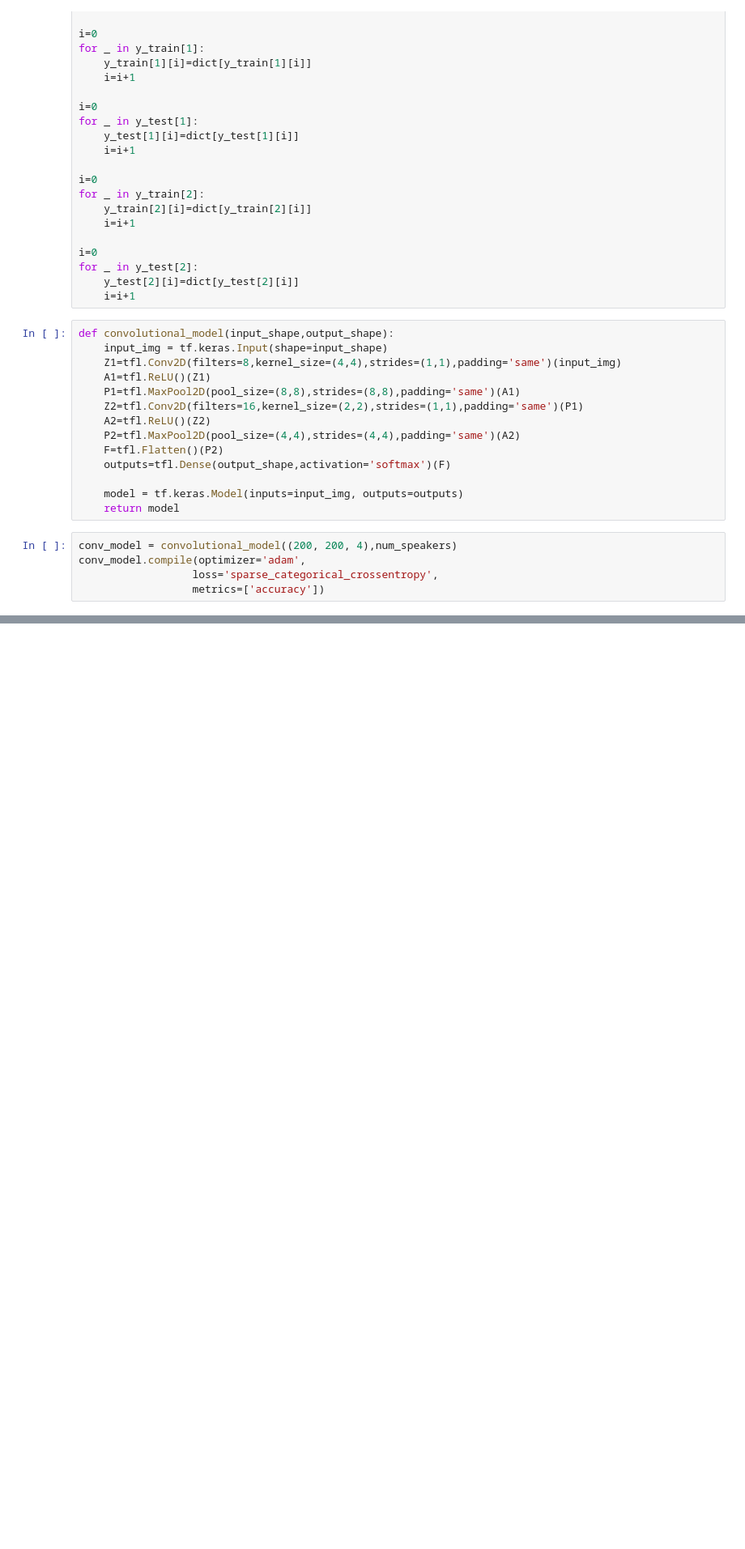
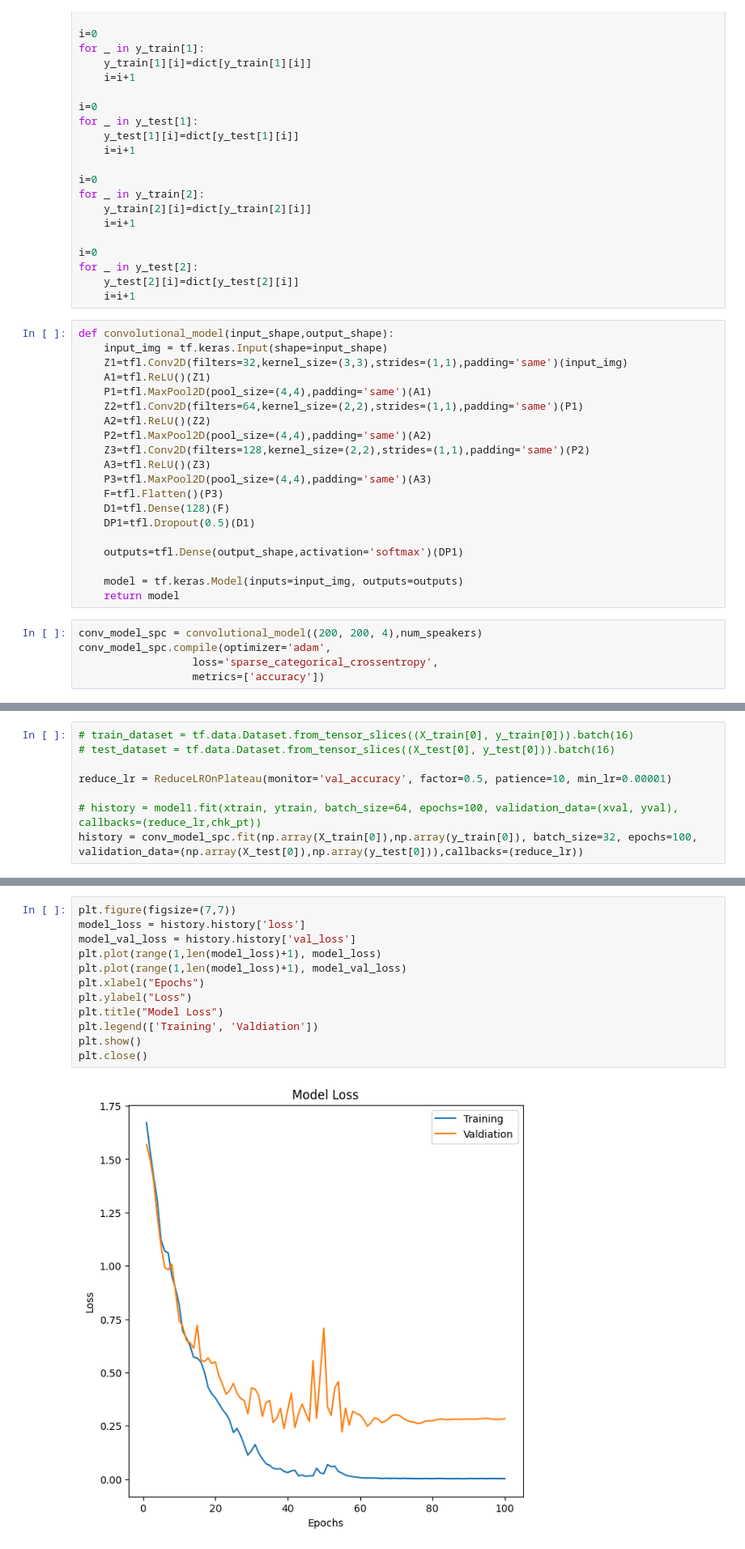
Before and after one commit to SRI2024-Voice-Biometric/Feature-Extraction, a Jupyter notebook: spectrogram-extraction.ipynb, the cells around one changed output, grey strips where cells are left out. Shown at 81% size. Drawn from its saved outputs; the diff is of its cells as text; blank space fills up the shorter version.

```diff
--- a/spectrogram-extraction.ipynb
+++ b/spectrogram-extraction.ipynb
@@ -257,19 +270,25 @@ for _ in y_test[2]:
 # %%
 def convolutional_model(input_shape,output_shape):
     input_img = tf.keras.Input(shape=input_shape)
-    Z1=tfl.Conv2D(filters=8,kernel_size=(4,4),strides=(1,1),padding='same')(input_img)
+    Z1=tfl.Conv2D(filters=32,kernel_size=(3,3),strides=(1,1),padding='same')(input_img)
     A1=tfl.ReLU()(Z1)
-    P1=tfl.MaxPool2D(pool_size=(8,8),strides=(8,8),padding='same')(A1)
-    Z2=tfl.Conv2D(filters=16,kernel_size=(2,2),strides=(1,1),padding='same')(P1)
+    P1=tfl.MaxPool2D(pool_size=(4,4),padding='same')(A1)
+    Z2=tfl.Conv2D(filters=64,kernel_size=(2,2),strides=(1,1),padding='same')(P1)
     A2=tfl.ReLU()(Z2)
-    P2=tfl.MaxPool2D(pool_size=(4,4),strides=(4,4),padding='same')(A2)
-    F=tfl.Flatten()(P2)
-    outputs=tfl.Dense(output_shape,activation='softmax')(F)
+    P2=tfl.MaxPool2D(pool_size=(4,4),padding='same')(A2)
+    Z3=tfl.Conv2D(filters=128,kernel_size=(2,2),strides=(1,1),padding='same')(P2)
+    A3=tfl.ReLU()(Z3)
+    P3=tfl.MaxPool2D(pool_size=(4,4),padding='same')(A3)
+    F=tfl.Flatten()(P3)
+    D1=tfl.Dense(128)(F)
+    DP1=tfl.Dropout(0.5)(D1)
+
+    outputs=tfl.Dense(output_shape,activation='softmax')(DP1)
 
     model = tf.keras.Model(inputs=input_img, outputs=outputs)
     return model
 # %%
-conv_model = convolutional_model((200, 200, 4),num_speakers)
-conv_model.compile(optimizer='adam',
+conv_model_spc = convolutional_model((200, 200, 4),num_speakers)
+conv_model_spc.compile(optimizer='adam',
                   loss='sparse_categorical_crossentropy',
                   metrics=['accuracy'])
@@ -309,0 +295,8 @@ Epoch 100/100
+# %%
+# train_dataset = tf.data.Dataset.from_tensor_slices((X_train[0], y_train[0])).batch(16)
+# test_dataset = tf.data.Dataset.from_tensor_slices((X_test[0], y_test[0])).batch(16)
+
+reduce_lr = ReduceLROnPlateau(monitor='val_accuracy', factor=0.5, patience=10, min_lr=0.00001)
+
+# history = model1.fit(xtrain, ytrain, batch_size=64, epochs=100, validation_data=(xval, yval), callbacks=(reduce_lr,chk_pt))
+history = conv_model_spc.fit(np.array(X_train[0]),np.array(y_train[0]), batch_size=32, epochs=100, validation_data=(np.array(X_test[0]),np.array(y_test[0])),callbacks=(reduce_lr))
@@ -309,0 +330,14 @@ Epoch 100/100
+# %%
+plt.figure(figsize=(7,7))
+model_loss = history.history['loss']
+model_val_loss = history.history['val_loss']
+plt.plot(range(1,len(model_loss)+1), model_loss)
+plt.plot(range(1,len(model_loss)+1), model_val_loss)
+plt.xlabel("Epochs")
+plt.ylabel("Loss")
+plt.title("Model Loss")
+plt.legend(['Training', 'Valdiation'])
+plt.show()
+plt.close()
+# %% [output]
+[figure, added]
```
Also changed, not shown: parts of 21 cells of this notebook.
